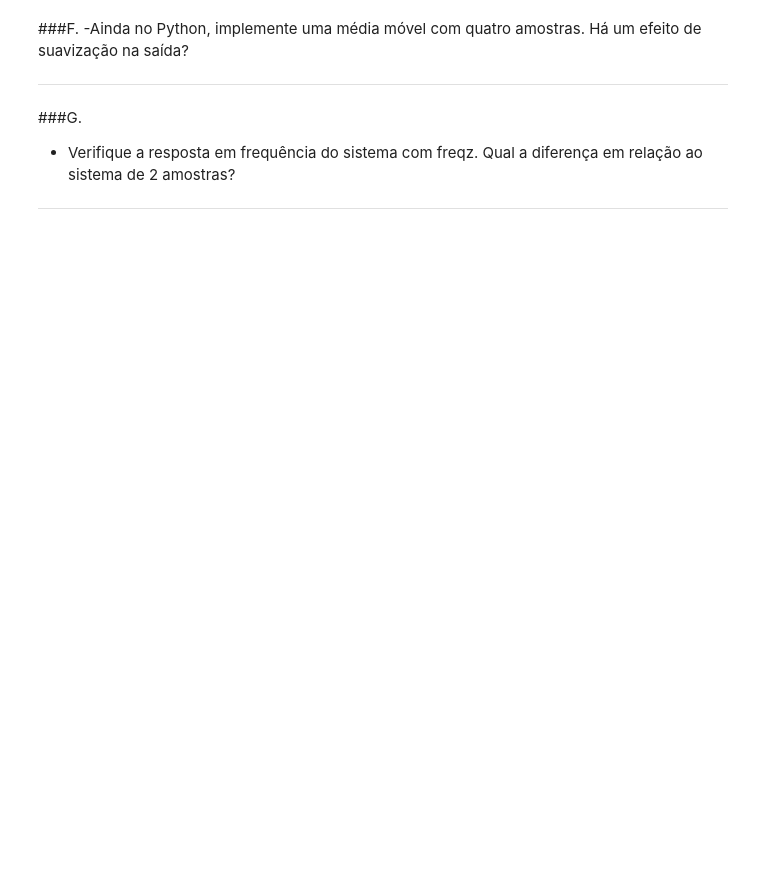
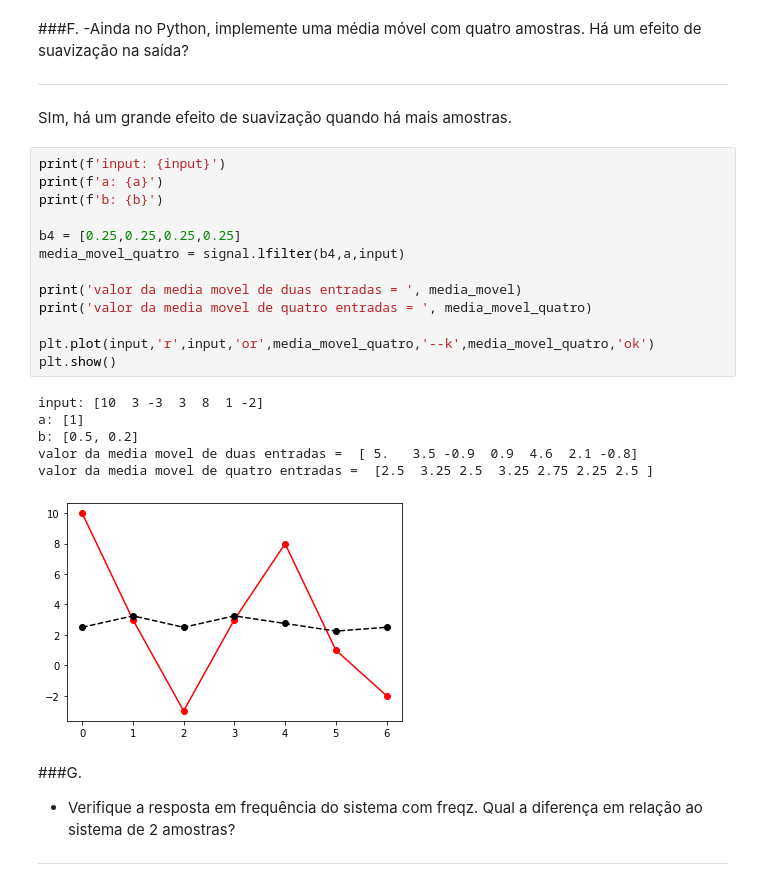
Before and after one commit to victoriafabris/disciplina-dsp-audio-video, a Jupyter notebook: atividade3/atividade_3.ipynb, the cells around one changed output. Drawn from its saved outputs; the diff is of its cells as text; blank space fills up the shorter version.

```diff
--- a/atividade3/atividade_3.ipynb
+++ b/atividade3/atividade_3.ipynb
@@ -95,6 +184,28 @@ ___
 ###F.
 -Ainda no Python, implemente uma média móvel com quatro amostras. Há um efeito de suavização na saída?
 ___
+# %% [markdown]
+SIm, há um grande efeito de suavização quando há mais amostras.
+# %%
+print(f'input: {input}')
+print(f'a: {a}')
+print(f'b: {b}')
+
+b4 = [0.25,0.25,0.25,0.25]
+media_movel_quatro = signal.lfilter(b4,a,input)
+
+print('valor da media movel de duas entradas = ', media_movel)
+print('valor da media movel de quatro entradas = ', media_movel_quatro)
+
+plt.plot(input,'r',input,'or',media_movel_quatro,'--k',media_movel_quatro,'ok')
+plt.show()
+# %% [output]
+input: [10  3 -3  3  8  1 -2]
+a: [1]
+b: [0.5, 0.2]
+valor da media movel de duas entradas =  [ 5.   3.5 -0.9  0.9  4.6  2.1 -0.8]
+valor da media movel de quatro entradas =  [2.5  3.25 2.5  3.25 2.75 2.25 2.5 ]
+[figure, added]
 # %% [markdown]
 ###G.
 - Verifique a resposta em frequência do sistema com freqz. Qual a diferença em relação ao sistema de 2 amostras?
```
Also changed, not shown: parts of 11 cells of this notebook.
